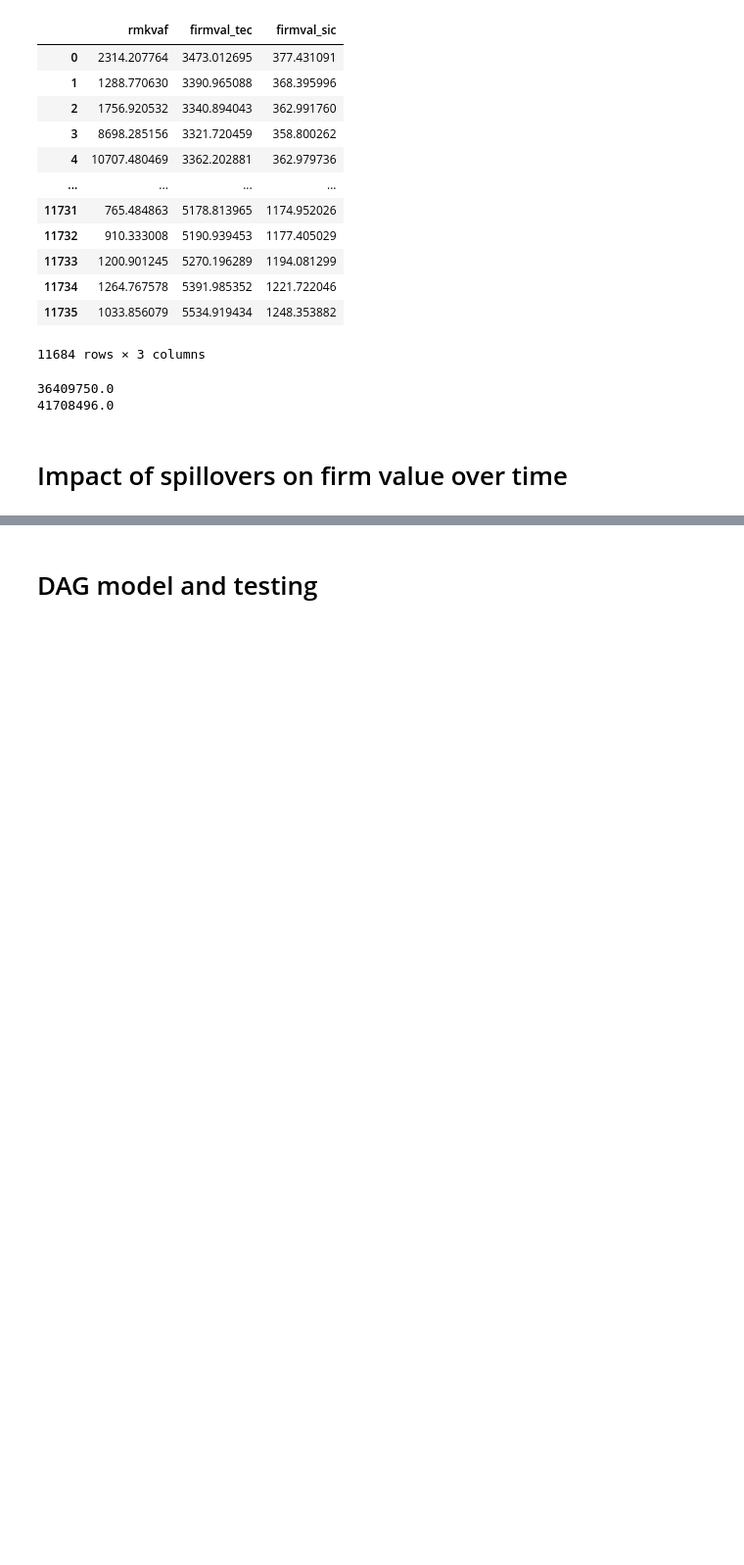
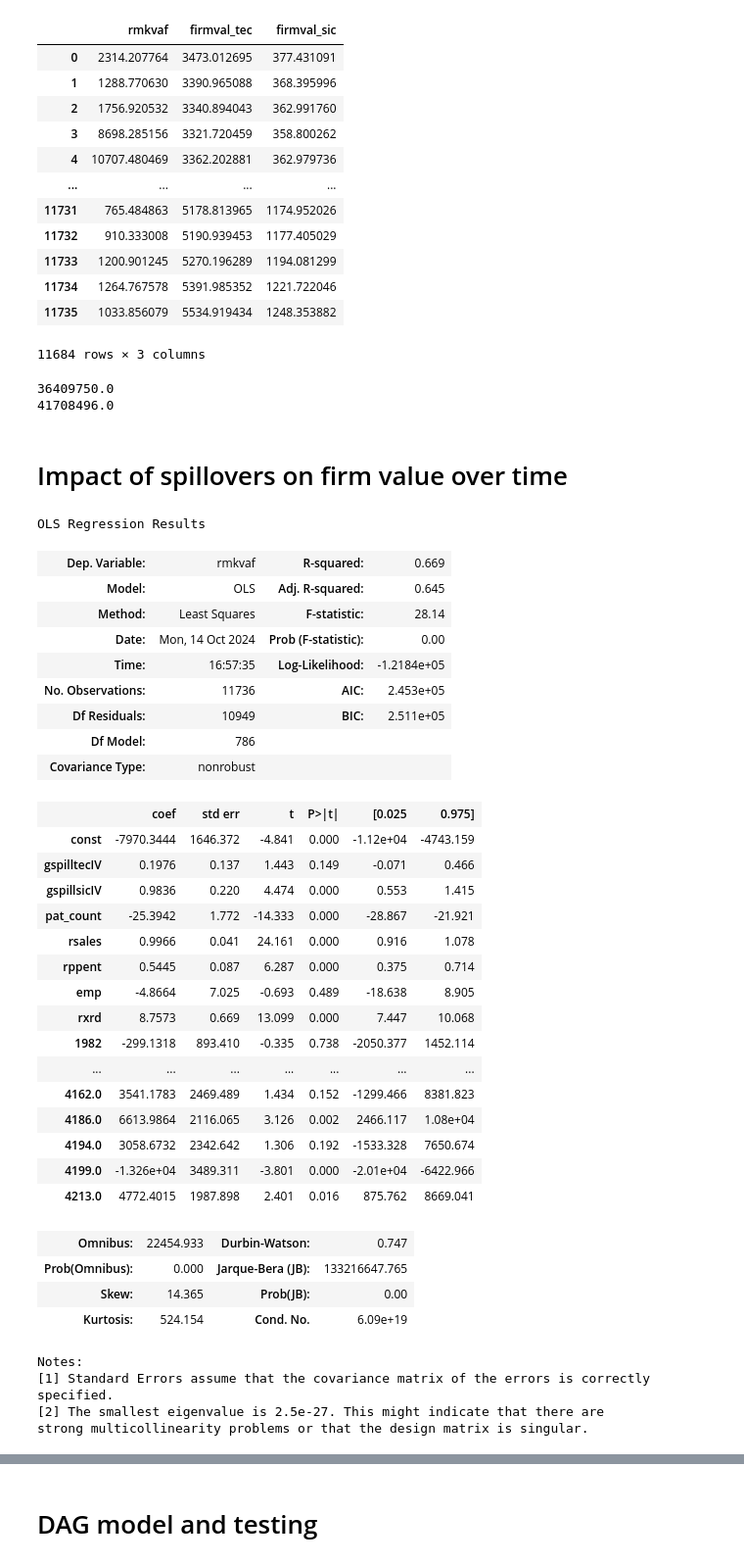
Before and after one commit to MartinMcFarlane/ECO2425-Causal-ML, a Jupyter notebook: Spillovers Project.ipynb, the cells around one changed output, grey strips where cells are left out. Shown at 98% size. Drawn from its saved outputs; the diff is of its cells as text; code cells hidden in the pictures; blank space fills up the shorter version.

```diff
--- a/Spillovers Project.ipynb
+++ b/Spillovers Project.ipynb
@@ -729,0 +737,60 @@ print(df['firmval_tec'].sum())
+# %%
+# Include confidence intervals. Use 2 or 5 year intervals if need more statistical power
+# Try with PLR DML to compare results - separate bar i.e. for each year, one OLS bar and one DML bar
+# Separate plots for tech/product market spillovers
+
+# build year-spillover interaction terms
+years = df.year.sort_values().unique()
+years = years[1:] # remove first year as ref category
+
+spillovers = ['gspilltecIV','gspillsicIV']
+
+for spillover in spillovers:
+    for year in years:
+        col_name = f"{spillover}X{year}"
+        x_vars[col_name] = x_vars[spillover]*x_vars[year]
+
+# drop reference year dummy
+x_vars = x_vars.drop(columns=['1981'])
+fixed_effects.remove('1981')
+# %%
+# Estimate effect of spillovers on firm value, OLS w/o firm FE's. Estimate spillovers separately, then together.
+
+# Full model
+year_model1 = sm.OLS(y_var,x_vars).fit()
+year_model1.summary()
+# %% [output]
+OLS Regression Results
+| Dep. Variable: | rmkvaf | R-squared: | 0.669 |
+| Model: | OLS | Adj. R-squared: | 0.645 |
+| Method: | Least Squares | F-statistic: | 28.14 |
+| Date: | Mon, 14 Oct 2024 | Prob (F-statistic): | 0.00 |
+| Time: | 16:57:35 | Log-Likelihood: | -1.2184e+05 |
+| No. Observations: | 11736 | AIC: | 2.453e+05 |
+| Df Residuals: | 10949 | BIC: | 2.511e+05 |
+| Df Model: | 786 |  |  |
+| Covariance Type: | nonrobust |  |  |
+|  | coef | std err | t | P>|t| | [0.025 | 0.975] |
+| const | -7970.3444 | 1646.372 | -4.841 | 0.000 | -1.12e+04 | -4743.159 |
+| gspilltecIV | 0.1976 | 0.137 | 1.443 | 0.149 | -0.071 | 0.466 |
+| gspillsicIV | 0.9836 | 0.220 | 4.474 | 0.000 | 0.553 | 1.415 |
+| pat_count | -25.3942 | 1.772 | -14.333 | 0.000 | -28.867 | -21.921 |
+| rsales | 0.9966 | 0.041 | 24.161 | 0.000 | 0.916 | 1.078 |
+| rppent | 0.5445 | 0.087 | 6.287 | 0.000 | 0.375 | 0.714 |
+| emp | -4.8664 | 7.025 | -0.693 | 0.489 | -18.638 | 8.905 |
+| rxrd | 8.7573 | 0.669 | 13.099 | 0.000 | 7.447 | 10.068 |
+| 1982 | -299.1318 | 893.410 | -0.335 | 0.738 | -2050.377 | 1452.114 |
+| ... | ... | ... | ... | ... | ... | ... |
+| 4162.0 | 3541.1783 | 2469.489 | 1.434 | 0.152 | -1299.466 | 8381.823 |
+| 4186.0 | 6613.9864 | 2116.065 | 3.126 | 0.002 | 2466.117 | 1.08e+04 |
+| 4194.0 | 3058.6732 | 2342.642 | 1.306 | 0.192 | -1533.328 | 7650.674 |
+| 4199.0 | -1.326e+04 | 3489.311 | -3.801 | 0.000 | -2.01e+04 | -6422.966 |
+| 4213.0 | 4772.4015 | 1987.898 | 2.401 | 0.016 | 875.762 | 8669.041 |
+| Omnibus: | 22454.933 | Durbin-Watson: | 0.747 |
+| Prob(Omnibus): | 0.000 | Jarque-Bera (JB): | 133216647.765 |
+| Skew: | 14.365 | Prob(JB): | 0.00 |
+| Kurtosis: | 524.154 | Cond. No. | 6.09e+19 |
+Notes:
+[1] Standard Errors assume that the covariance matrix of the errors is correctly specified.
+[2] The smallest eigenvalue is 2.5e-27. This might indicate that there are
+strong multicollinearity problems or that the design matrix is singular.
```
Also changed, not shown: parts of 29 cells of this notebook.
